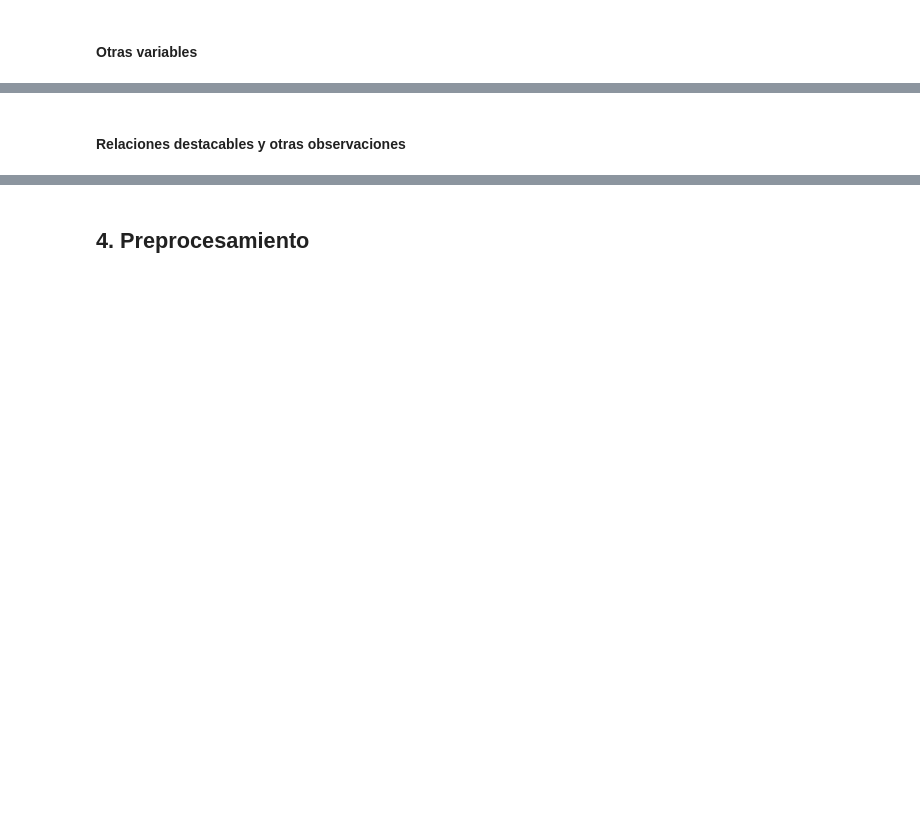
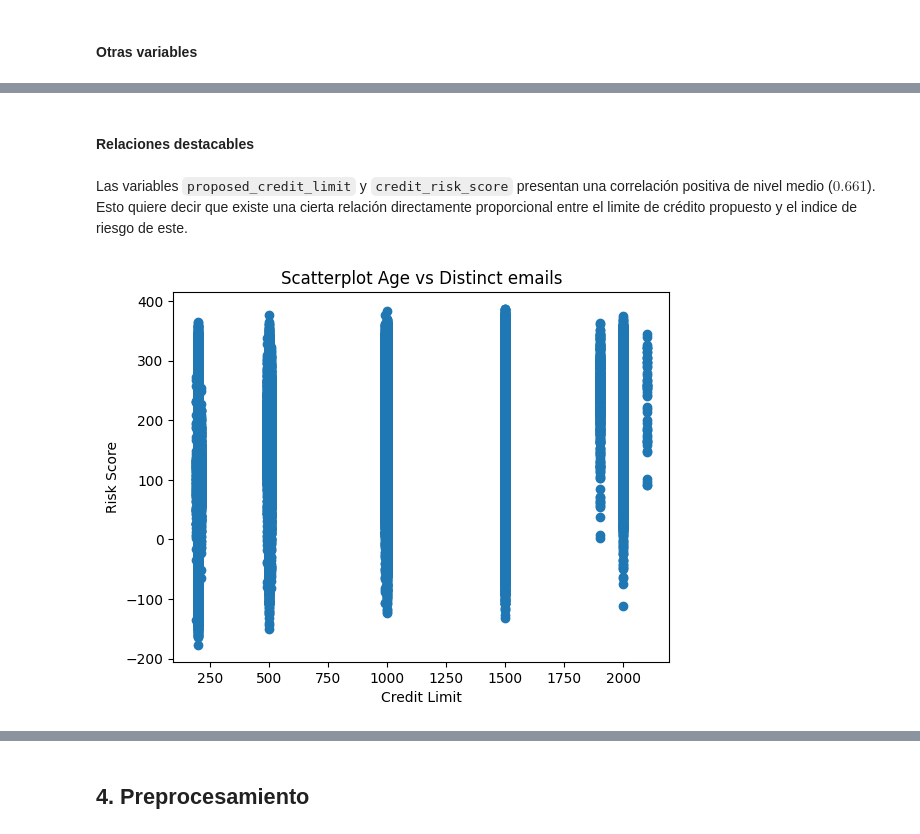
Before and after one commit to G-Urrea/labs_mds-german-antonia, a Jupyter notebook: proyecto_1/Proyecto_1_LabDS.ipynb, the cells around one changed output, grey strips where cells are left out. Saved outputs shown, nothing was run; the diff lists cells and outputs as text; code cells hidden in the pictures; blank space fills up the shorter version.

```diff
--- a/proyecto_1/Proyecto_1_LabDS.ipynb
+++ b/proyecto_1/Proyecto_1_LabDS.ipynb
@@ -584,2 +855,2 @@ De la información de contacto, es interesante notar que hay una gran cantidad d
 # %% [markdown]
-#### **Relaciones destacables y otras observaciones**
+#### **Relaciones destacables**
@@ -587,0 +859,10 @@ import matplotlib.pyplot as plt
+# %% [markdown]
+Las variables `proposed_credit_limit` y `credit_risk_score` presentan una correlación positiva de nivel medio ($0.661$). Esto quiere decir que existe una cierta relación directamente proporcional entre el limite de crédito propuesto y el indice de riesgo de este.
+# %%
+plt.scatter(df_customers['proposed_credit_limit'], df_customers['credit_risk_score'] )
+plt.title('Scatterplot Age vs Distinct emails')
+plt.xlabel('Credit Limit')
+plt.ylabel('Risk Score')
+plt.show()
+# %% [output]
+[figure, added]
```
Also changed, not shown: parts of 121 cells of this notebook.
